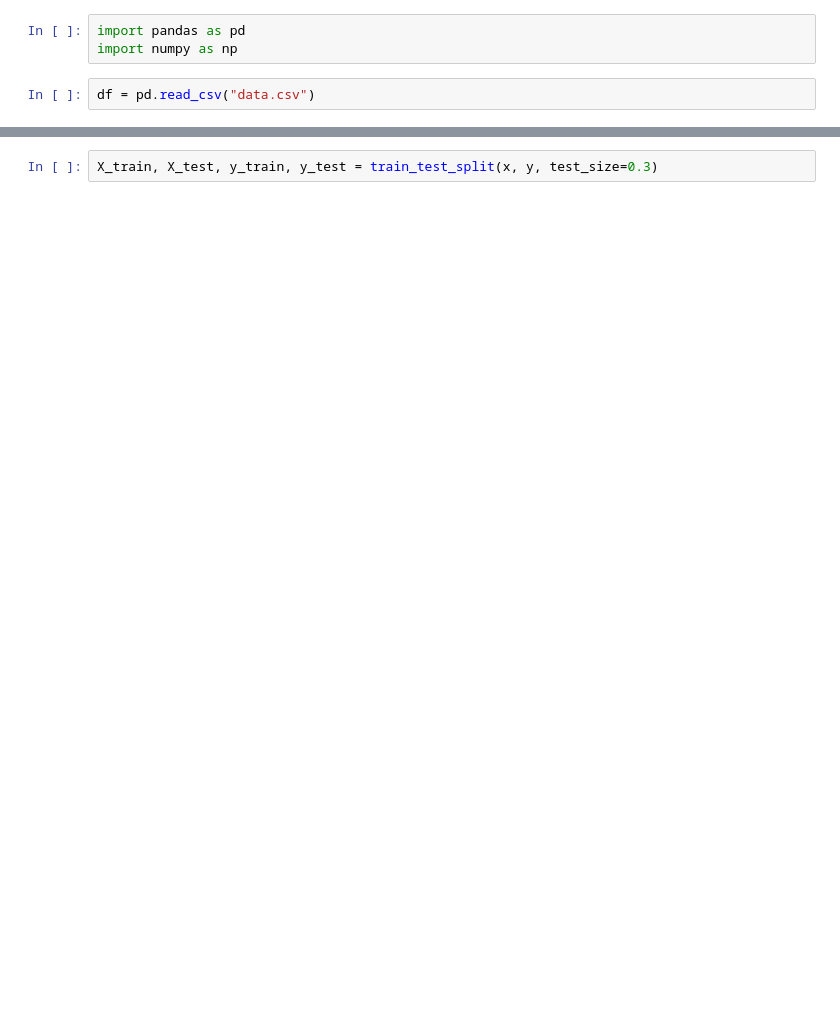
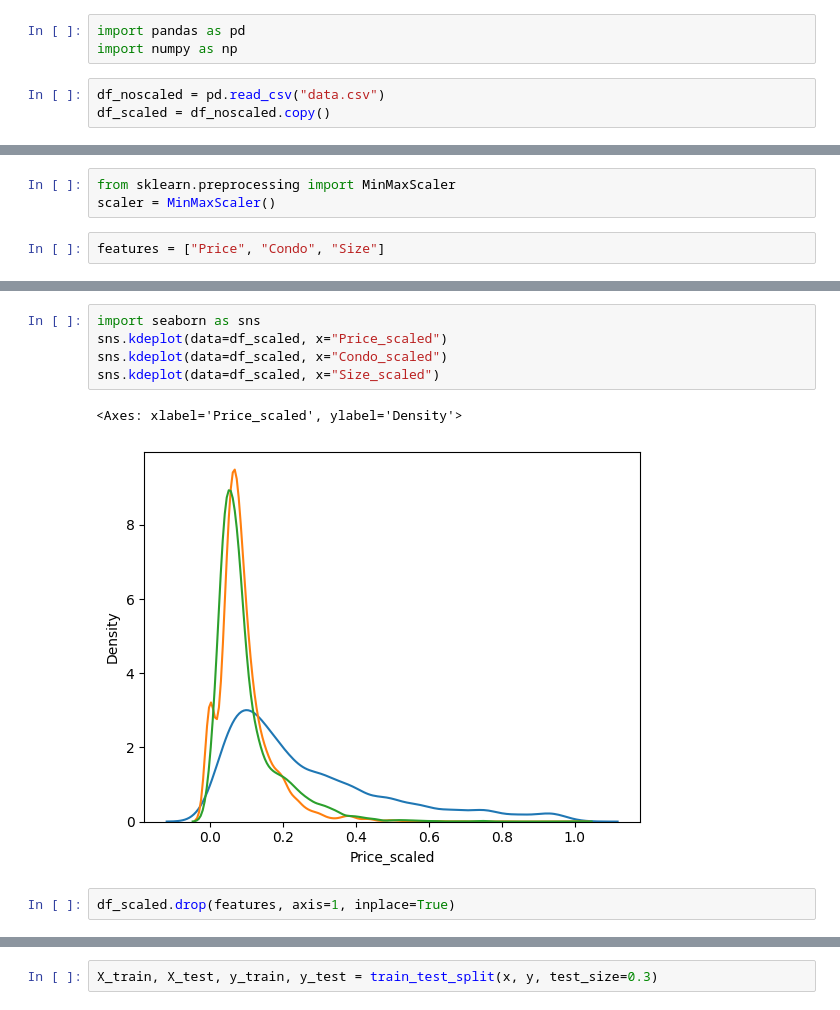
Before and after one commit to ptrktodev/price-prediction, a Jupyter notebook: Model_v1.ipynb, the cells around one changed output, grey strips where cells are left out. Drawn from its saved outputs; the diff is of its cells as text; blank space fills up the shorter version.

```diff
--- a/Model_v1.ipynb
+++ b/Model_v1.ipynb
@@ -2,4 +4,5 @@
 import pandas as pd
 import numpy as np
 # %%
-df = pd.read_csv("data.csv")
+df_noscaled = pd.read_csv("data.csv")
+df_scaled = df_noscaled.copy()
@@ -23,0 +34,5 @@ df
+# %%
+from sklearn.preprocessing import MinMaxScaler
+scaler = MinMaxScaler()
+# %%
+features = ["Price", "Condo", "Size"]
@@ -23,0 +56,10 @@ df
+# %%
+import seaborn as sns
+sns.kdeplot(data=df_scaled, x="Price_scaled")
+sns.kdeplot(data=df_scaled, x="Condo_scaled")
+sns.kdeplot(data=df_scaled, x="Size_scaled")
+# %% [output]
+<Axes: xlabel='Price_scaled', ylabel='Density'>
+[figure, added]
+# %%
+df_scaled.drop(features, axis=1, inplace=True)
```
Also changed, not shown: parts of 51 cells of this notebook, 1 other file.
